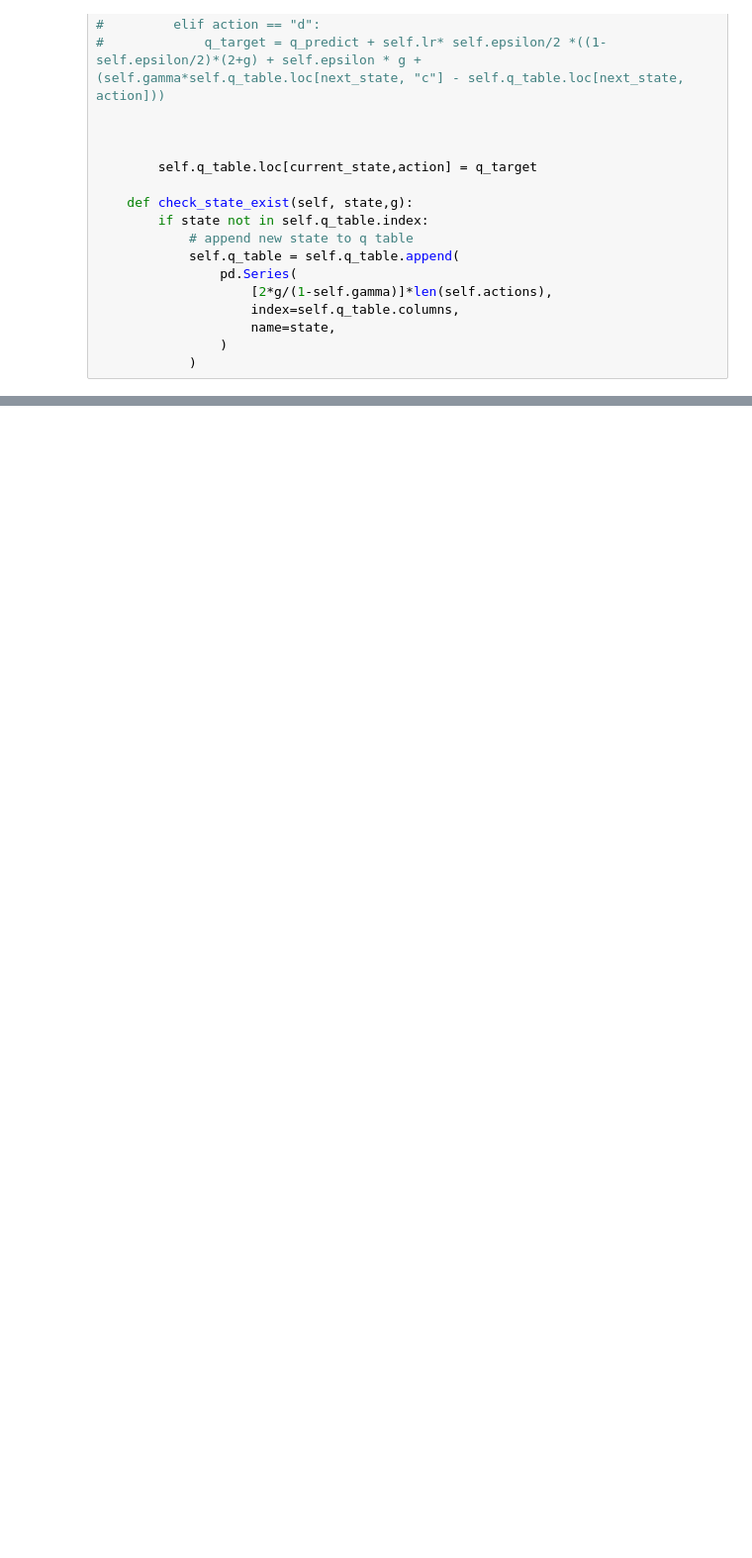
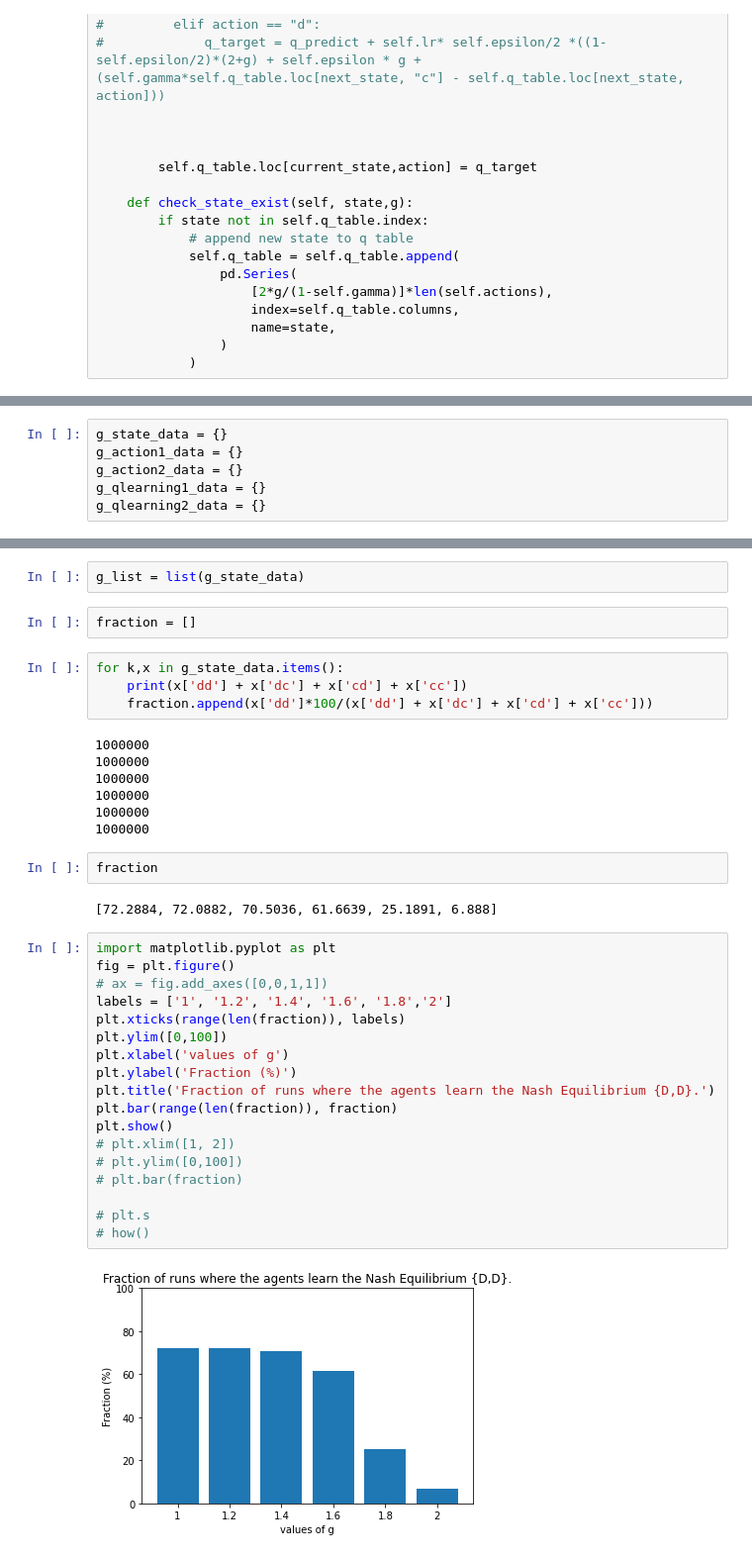
Before and after one commit to korra141/Collusion, a Jupyter notebook: Hacker_Collusion_IPD.ipynb, the cells around one changed output, grey strips where cells are left out. Shown: that part at 99% size. Drawn from its saved outputs; the diff is of its cells as text; blank space fills up the shorter version.

Commit message:
graphs

```diff
--- a/Hacker_Collusion_IPD.ipynb
+++ b/Hacker_Collusion_IPD.ipynb
@@ -124,0 +129,6 @@ game over
+# %%
+g_state_data = {}
+g_action1_data = {}
+g_action2_data = {}
+g_qlearning1_data = {}
+g_qlearning2_data = {}
@@ -124,0 +196,39 @@ game over
+# %%
+g_list = list(g_state_data)
+# %%
+fraction = []
+# %%
+for k,x in g_state_data.items():
+    print(x['dd'] + x['dc'] + x['cd'] + x['cc'])
+    fraction.append(x['dd']*100/(x['dd'] + x['dc'] + x['cd'] + x['cc']))
+# %% [output]
+1000000
+1000000
+1000000
+1000000
+1000000
+1000000
+# %%
+fraction
+# %% [output]
+[72.2884, 72.0882, 70.5036, 61.6639, 25.1891, 6.888]
+# %%
+import matplotlib.pyplot as plt
+fig = plt.figure()
+# ax = fig.add_axes([0,0,1,1])
+labels = ['1', '1.2', '1.4', '1.6', '1.8','2']
+plt.xticks(range(len(fraction)), labels)
+plt.ylim([0,100])
+plt.xlabel('values of g')
+plt.ylabel('Fraction (%)')
+plt.title('Fraction of runs where the agents learn the Nash Equilibrium {D,D}.')
+plt.bar(range(len(fraction)), fraction)
+plt.show()
+# plt.xlim([1, 2])
+# plt.ylim([0,100])
+# plt.bar(fraction)
+
+# plt.s
+# how()
+# %% [output]
+[figure, added]
```
Also changed, not shown: parts of 17 cells of this notebook.
